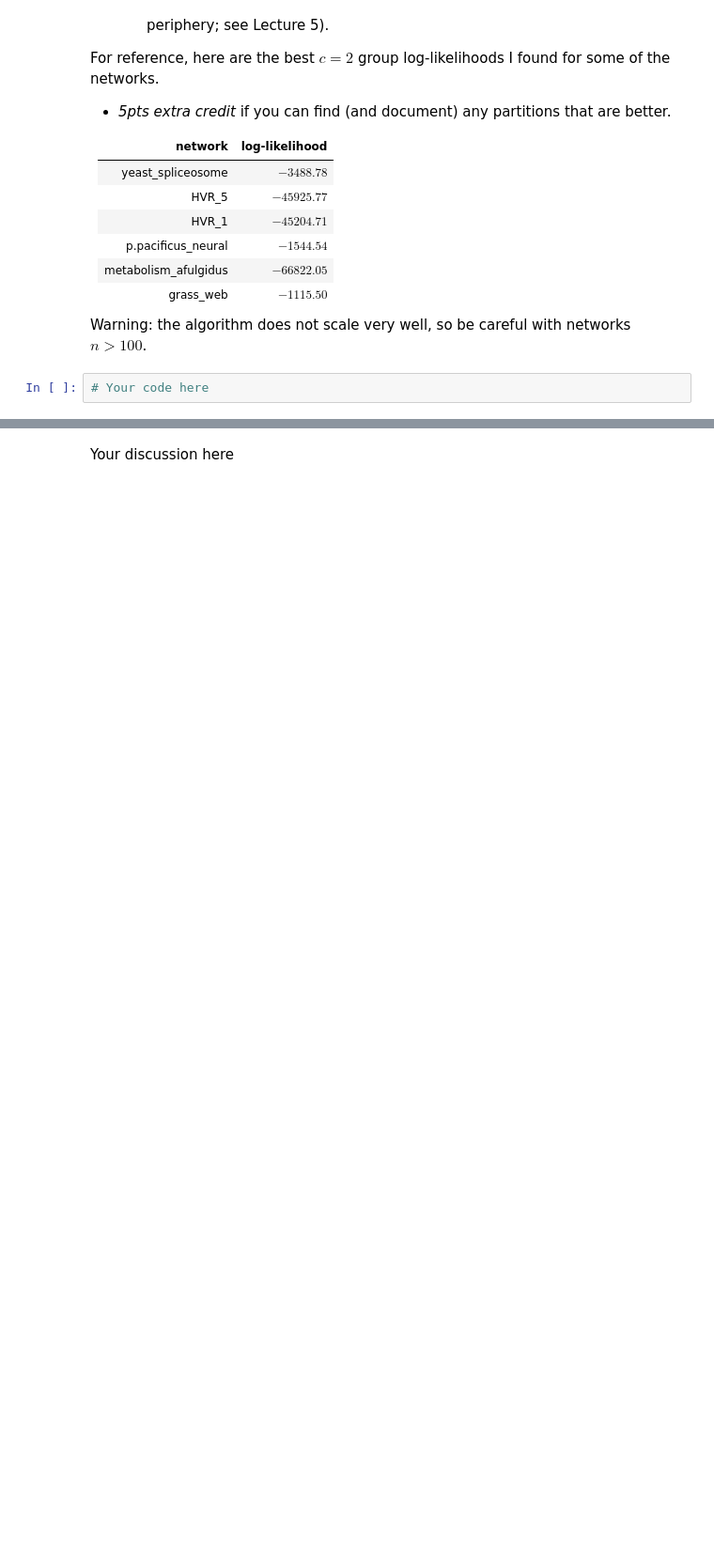
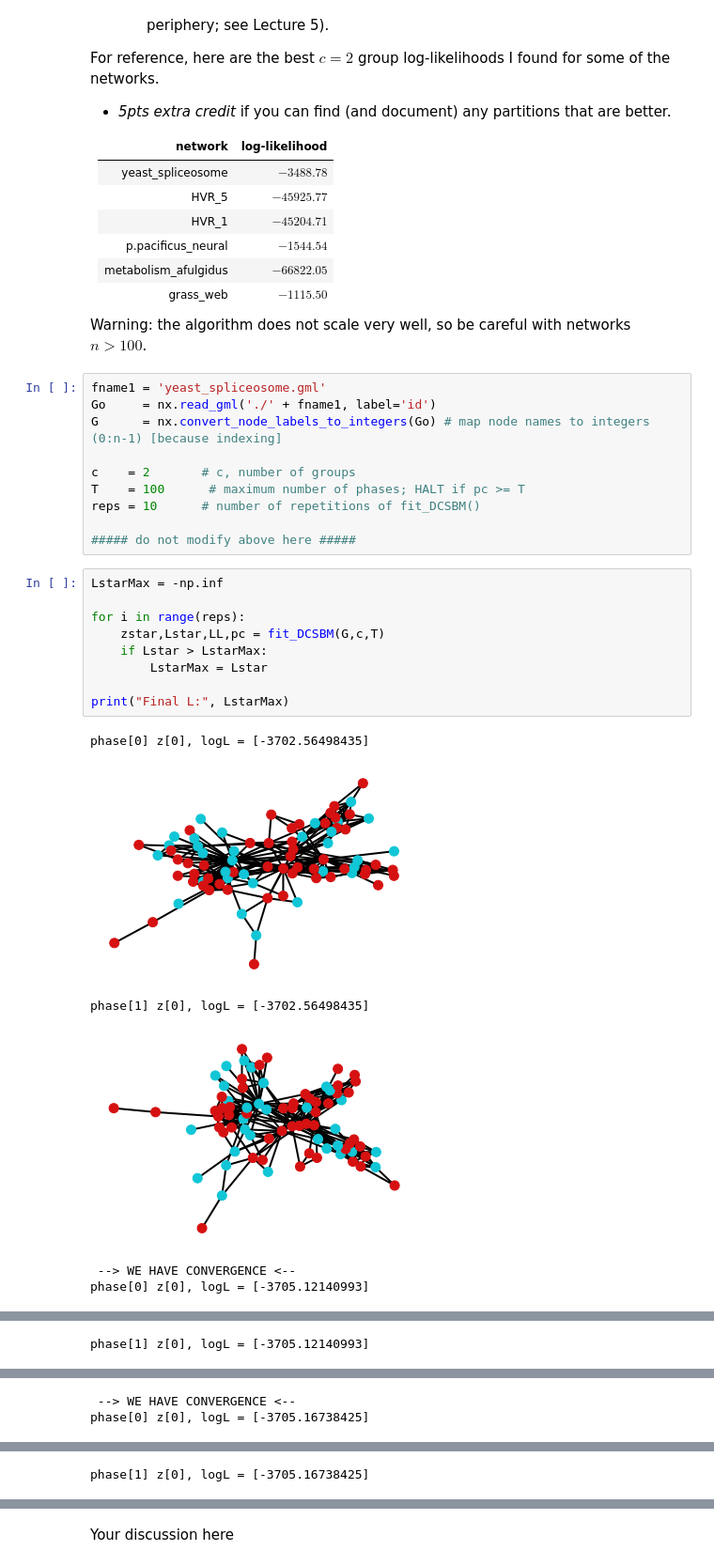
Before and after one commit to claytonjschneider/biologicalnetworks, a Jupyter notebook: csci3352_PS6_ClaytonSchneider.ipynb, the cells around one changed output, grey strips where cells are left out. Shown at 94% size. Cells and saved outputs as stored; diff of their text form; blank space fills up the shorter version.

```diff
--- a/csci3352_PS6_ClaytonSchneider.ipynb
+++ b/csci3352_PS6_ClaytonSchneider.ipynb
@@ -489,5 +580,29 @@ metabolism_afulgidus | $-66822.05$
 grass_web | $-1115.50$
 
 Warning: the algorithm does not scale very well, so be careful with networks $n>100$.
-# %%
-# Your code here
+# %%
+fname1 = 'yeast_spliceosome.gml'
+Go     = nx.read_gml('./' + fname1, label='id')
+G      = nx.convert_node_labels_to_integers(Go) # map node names to integers (0:n-1) [because indexing]
+
+c    = 2       # c, number of groups
+T    = 100      # maximum number of phases; HALT if pc >= T
+reps = 10      # number of repetitions of fit_DCSBM()
+
+##### do not modify above here #####
+# %%
+LstarMax = -np.inf
+
+for i in range(reps):
+    zstar,Lstar,LL,pc = fit_DCSBM(G,c,T)
+    if Lstar > LstarMax:
+        LstarMax = Lstar
+
+print("Final L:", LstarMax)
+# %% [output]
+phase[0] z[0], logL = [-3702.56498435]
+[figure, added]
+phase[1] z[0], logL = [-3702.56498435]
+[figure, added]
+ --> WE HAVE CONVERGENCE <--
+phase[0] z[0], logL = [-3705.12140993]
@@ -493,0 +610 @@ Warning: the algorithm does not scale very well, so be careful with networks $n>
+phase[1] z[0], logL = [-3705.12140993]
@@ -493,0 +612,2 @@ Warning: the algorithm does not scale very well, so be careful with networks $n>
+ --> WE HAVE CONVERGENCE <--
+phase[0] z[0], logL = [-3705.16738425]
@@ -493,0 +615 @@ Warning: the algorithm does not scale very well, so be careful with networks $n>
+phase[1] z[0], logL = [-3705.16738425]
```
Also changed, not shown: parts of 23 cells of this notebook, 8 other files.
